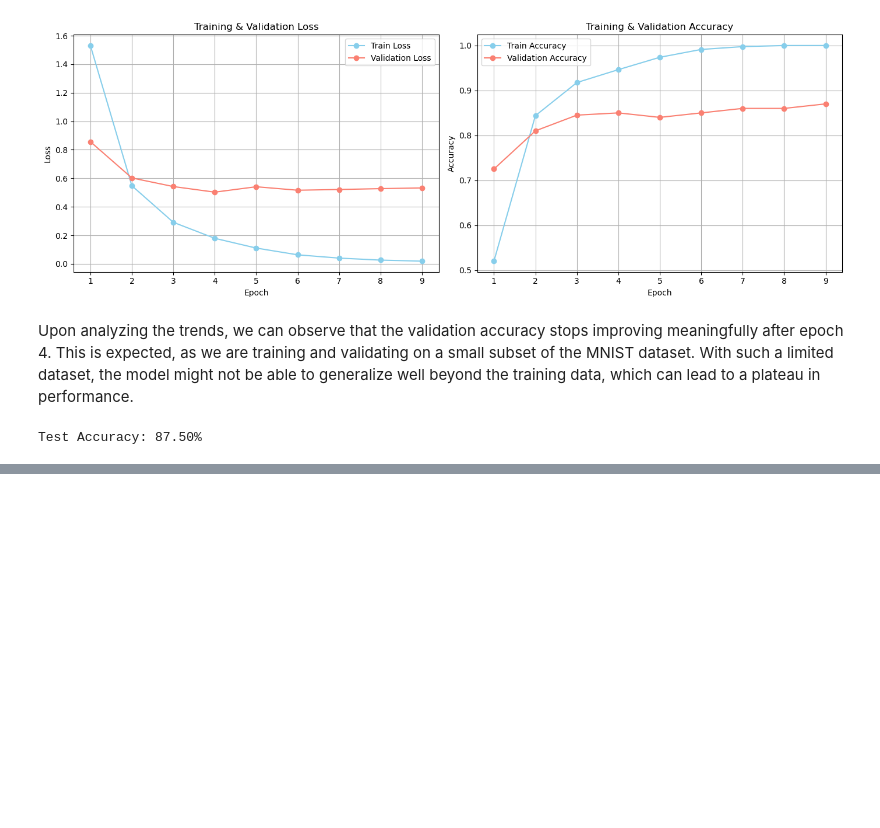
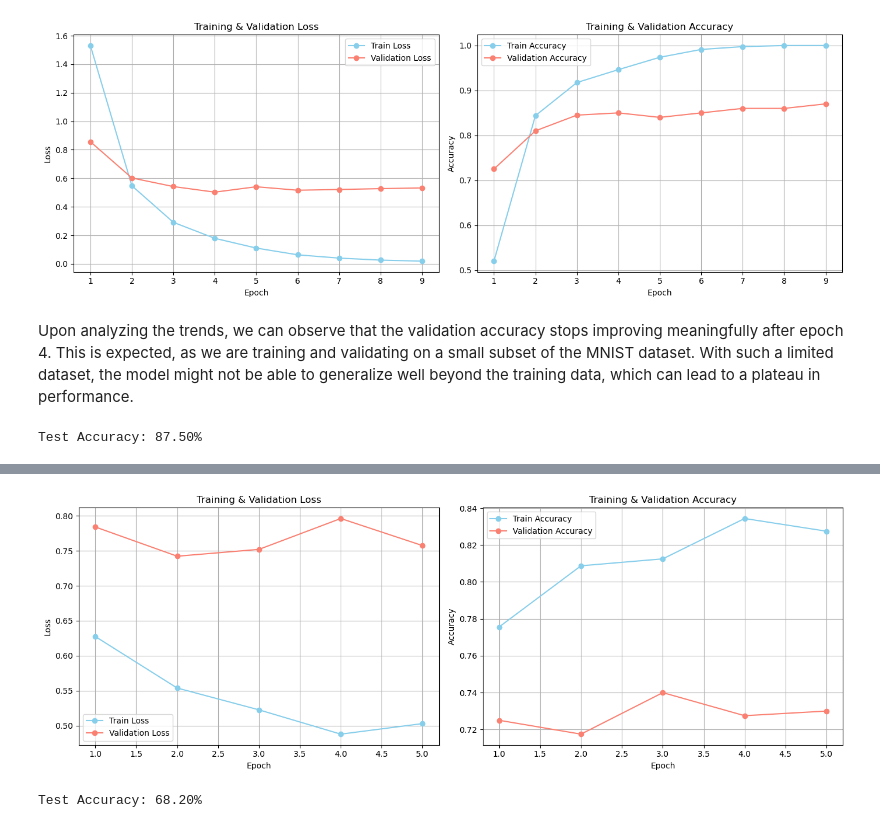
Before and after one commit to wilvang/ml-coursework, a Jupyter notebook: assignment-3/exercises.ipynb, the cells around one changed output, grey strips where cells are left out. Drawn from its saved outputs; the diff is of its cells as text; code cells hidden in the pictures; blank space fills up the shorter version.

```diff
--- a/assignment-3/exercises.ipynb
+++ b/assignment-3/exercises.ipynb
@@ -249,0 +527,30 @@ The model achieves a test accuracy of 87.5%. This shows that the DNN captures so
+# %%
+transform = transforms.Compose([
+    transforms.Resize((224, 224)),  # Scaled to match input shape of MobileNetV2
+    transforms.ToTensor(),
+    transforms.Normalize((0.4914, 0.4822, 0.4465),
+                         (0.2023, 0.1994, 0.2010))
+])
+
+cifar_scaled_train = datasets.CIFAR10(root='./data', train=True, download=True, transform=transform)
+cifar_scaled_test  = datasets.CIFAR10(root='./data', train=False, download=True, transform=transform)
+# %%
+# Restrict to small subset for controlled experiment
+cifar_temp_dataset = Subset(cifar_scaled_train, range(2000))  # use only first 2000 train samples
+cifar_test_dataset = Subset(cifar_scaled_test, range(500))   # use first 500 test samples
+
+# This ensures that random_split produces the same train/val split every run
+cifar_train_dataset, cifar_val_dataset = random_split(cifar_temp_dataset, [1600, 400], generator=generator)
+
+# Create DataLoaders for batching
+cifar_train_loader = DataLoader(cifar_train_dataset, batch_size=32, shuffle=True)
+cifar_val_loader   = DataLoader(cifar_val_dataset, batch_size=32, shuffle=False)
+cifar_test_loader  = DataLoader(cifar_test_dataset, batch_size=32, shuffle=False)
+# %%
+criterion = nn.CrossEntropyLoss()
+optimizer = optim.Adam(model.classifier.parameters(), lr=0.001)
+
+epochs = 5
+patience = 5  # no early stopping
+
+model, history = train_model(model, cifar_train_loader, cifar_val_loader, epochs, patience)
@@ -249,0 +563,8 @@ The model achieves a test accuracy of 87.5%. This shows that the DNN captures so
+# %%
+plotAccuracyAndLoss(history)
+# %% [output]
+[figure, added]
+# %%
+evaluateWithTestSet(model, cifar_test_loader)
+# %% [output]
+Test Accuracy: 68.20%
```
Also changed, not shown: parts of 35 cells of this notebook, 1 other file.
